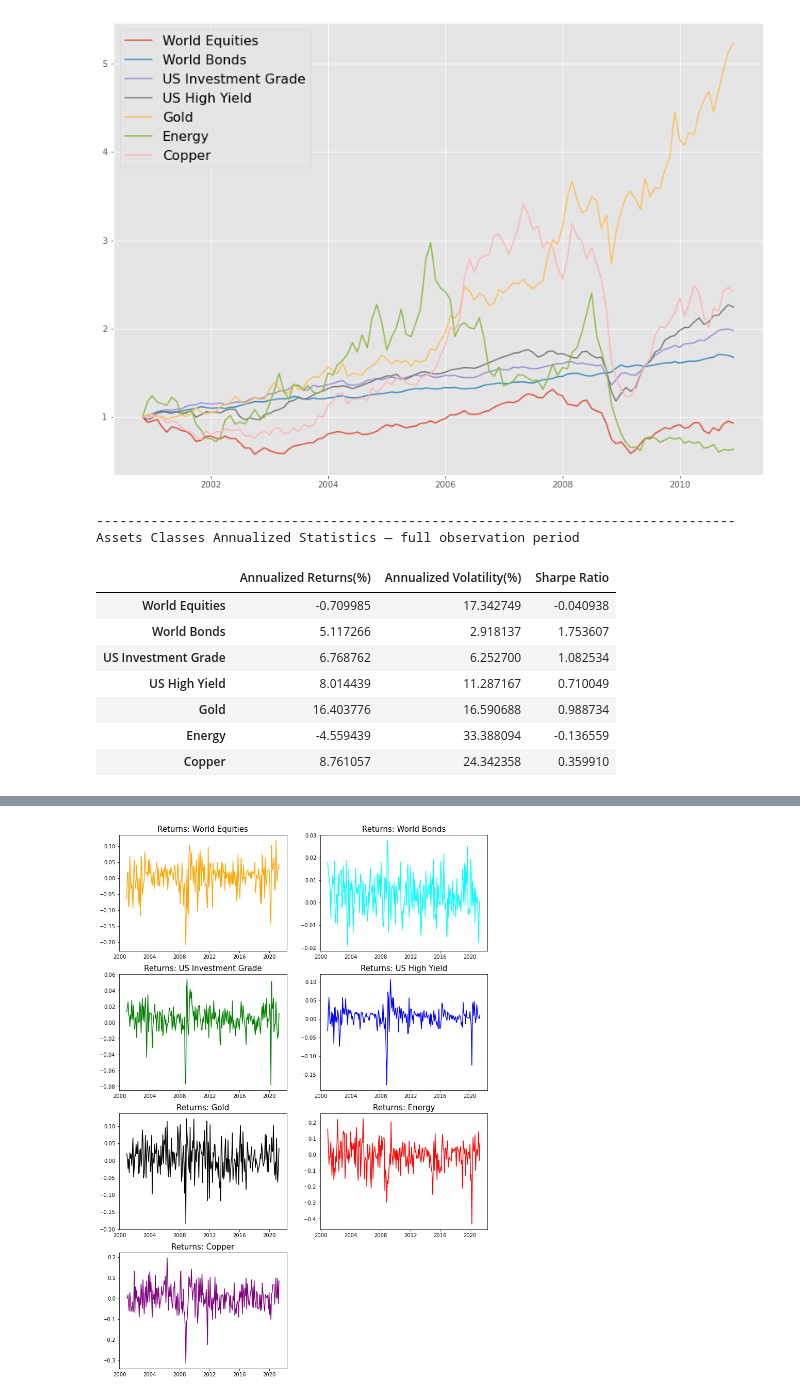
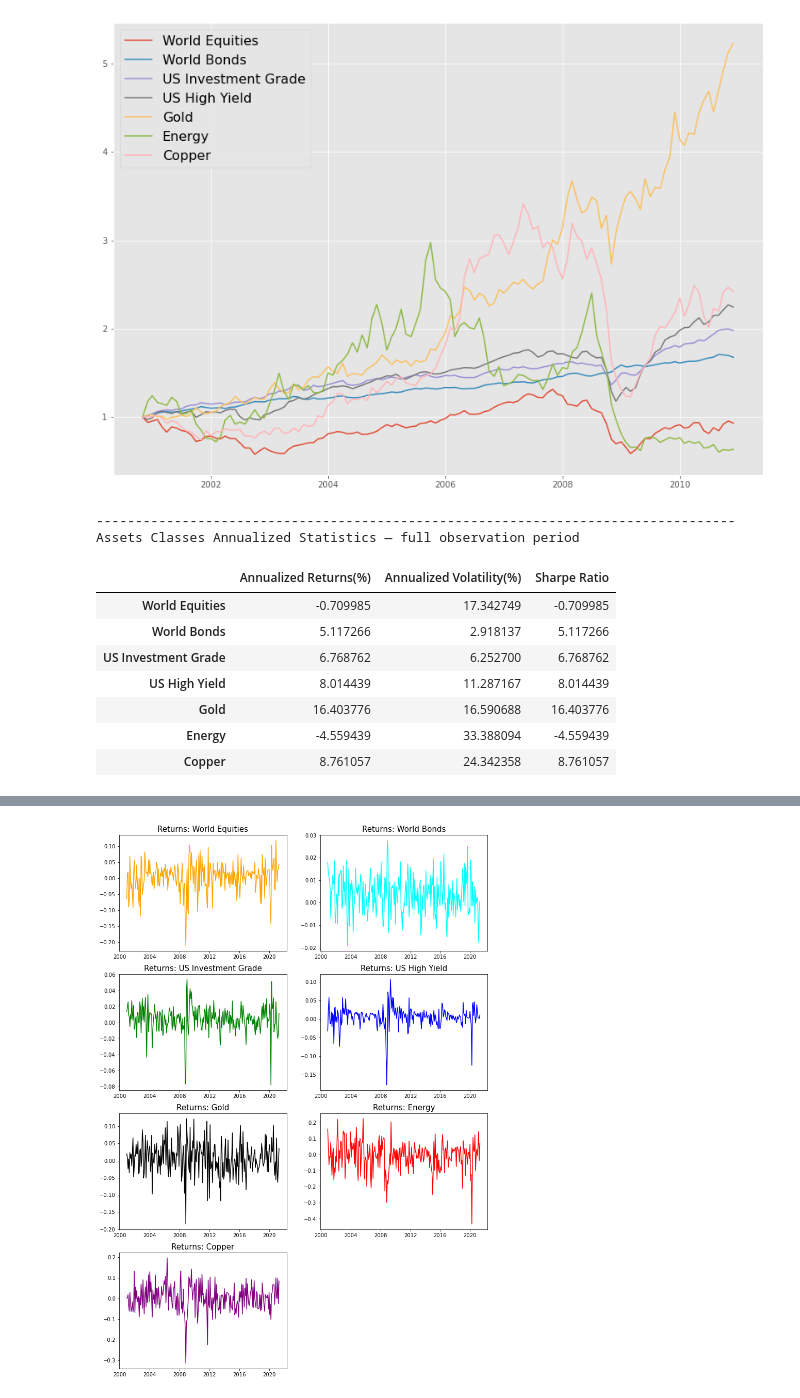
Before and after one commit to GuillaumePv/Quantitative-asset-risk-management-course, a Jupyter notebook: A2/main_A2.ipynb, the cells around one changed output, grey strips where cells are left out. Cells and saved outputs as stored; diff of their text form; code cells hidden in the pictures.

```diff
--- a/A2/main_A2.ipynb
+++ b/A2/main_A2.ipynb
@@ -44,26 +45,27 @@ plt.legend(normalized_series.columns,fontsize = 16)
 # %%
 #monthly data
 numb_month = 12
 datos_returns = np.log(df_insample/df_insample.shift(1))
 datos_returns.dropna(inplace=True)
 stats = pd.DataFrame()
+rf = 0
 stats['Annualized Returns(%)'] =datos_returns.mean() * numb_month *100
 stats['Annualized Volatility(%)'] = datos_returns.std() * np.sqrt(numb_month)*100
-stats['Sharpe Ratio'] = stats['Annualized Returns(%)'] /stats['Annualized Volatility(%)']
+stats['Sharpe Ratio'] = stats['Annualized Returns(%)'] - rf /stats['Annualized Volatility(%)']
 print(82*'-')
 print('Assets Classes Annualized Statistics — full observation period')
 stats.style.bar(color=['red','green'], align='zero')
 # %% [output]
 ----------------------------------------------------------------------------------
 Assets Classes Annualized Statistics — full observation period
 |  | Annualized Returns(%) | Annualized Volatility(%) | Sharpe Ratio |
-| World Equities | -0.709985 | 17.342749 | -0.040938 |
-| World Bonds | 5.117266 | 2.918137 | 1.753607 |
-| US Investment Grade | 6.768762 | 6.252700 | 1.082534 |
-| US High Yield | 8.014439 | 11.287167 | 0.710049 |
-| Gold | 16.403776 | 16.590688 | 0.988734 |
-| Energy | -4.559439 | 33.388094 | -0.136559 |
-| Copper | 8.761057 | 24.342358 | 0.359910 |
+| World Equities | -0.709985 | 17.342749 | -0.709985 |
+| World Bonds | 5.117266 | 2.918137 | 5.117266 |
+| US Investment Grade | 6.768762 | 6.252700 | 6.768762 |
+| US High Yield | 8.014439 | 11.287167 | 8.014439 |
+| Gold | 16.403776 | 16.590688 | 16.403776 |
+| Energy | -4.559439 | 33.388094 | -4.559439 |
+| Copper | 8.761057 | 24.342358 | 8.761057 |
 # %%
 binsnumber = 35
 
```
Also changed, not shown: parts of 12 cells of this notebook, 1 other file.
